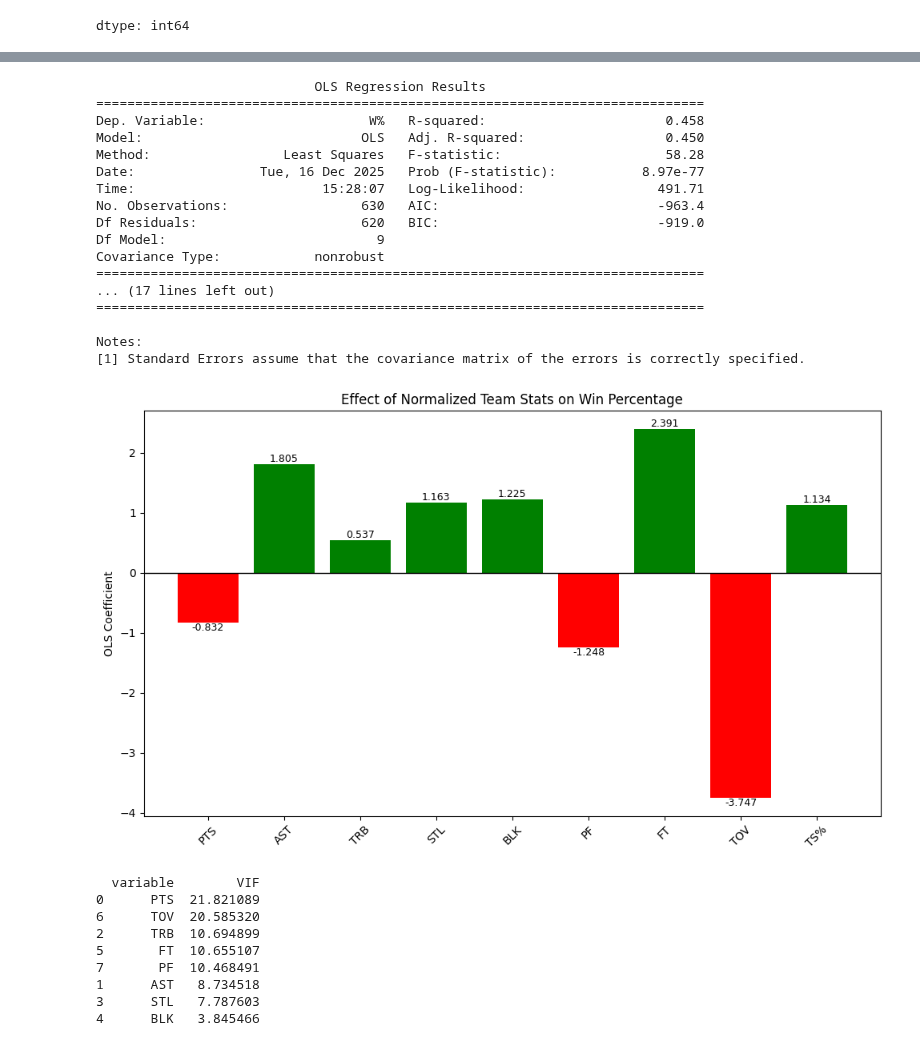
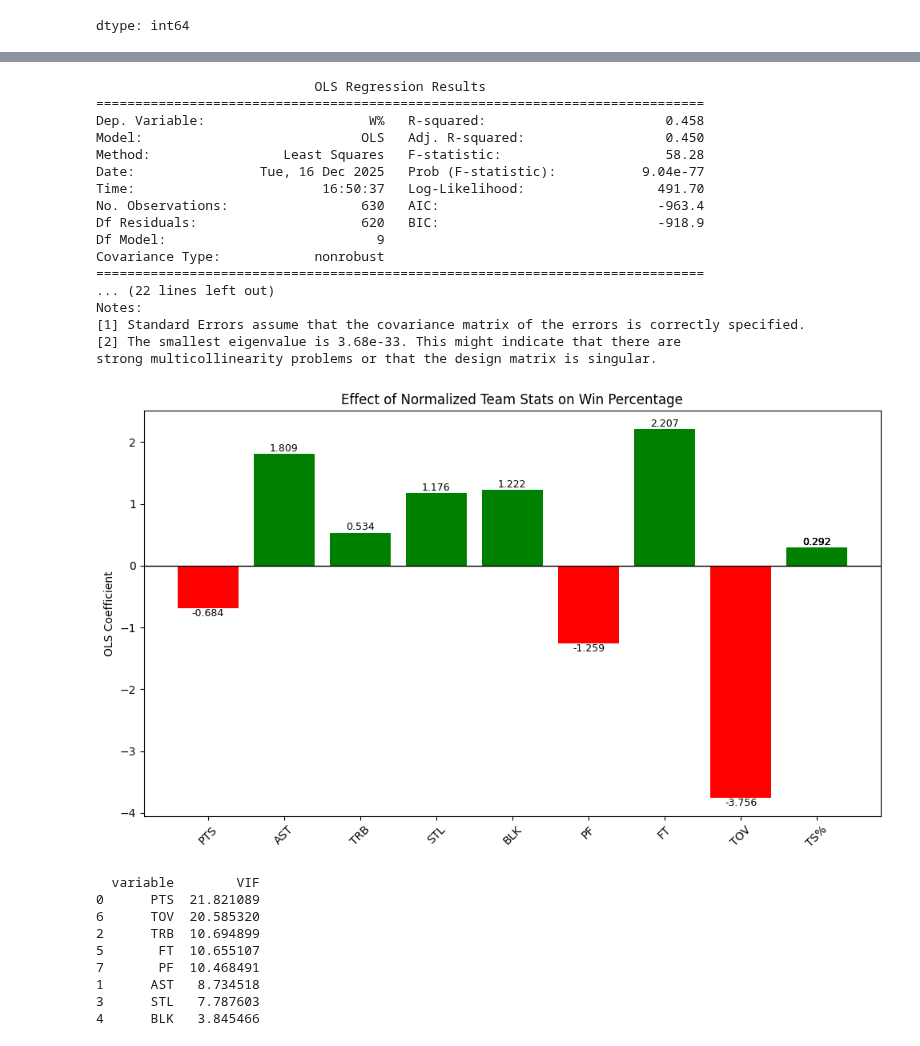
Before and after one commit to maadmaaax/Project_NBA_GroupM, a Jupyter notebook: Analyse_Principale.ipynb, the cells around one changed output, grey strips where cells are left out. Drawn from its saved outputs; the diff is of its cells as text; code cells hidden in the pictures.

```diff
--- a/Analyse_Principale.ipynb
+++ b/Analyse_Principale.ipynb
@@ -288,3 +272,25 @@ nbas_data_full.to_csv('Project_NBA_GroupM/Data/Raw/nbas_data_full.csv',index=Fal
+# %%
+df = nbas_data_full
+
+# Ensure Season is numeric and sorted properly
+df['Season'] = pd.to_numeric(df['Season'], errors='coerce')
+
+# Sort by player and season so "previous season" is well-defined
+df = df.sort_values(['Player', 'Season'])
+
+# Columns that indicate awards this season (1 if won, 0 otherwise)
+award_cols = ['ALLNBA', 'MVP', 'DPOY']
+
+for col in award_cols:
+    df[col] = pd.to_numeric(df[col], errors='coerce').fillna(0).astype(int)
+
+# Create lagged award indicators by player
+df['ALL-NBA-1'] = df.groupby('Player')['ALLNBA'].shift(1).fillna(0).astype(int)
+df['MVP-1']     = df.groupby('Player')['MVP'].shift(1).fillna(0).astype(int)
+df['DPOY-1']    = df.groupby('Player')['DPOY'].shift(1).fillna(0).astype(int)
+df['TS%']=(df['PTS'])/(2*df['FGA']+0.44*df['FTA'])
+
+nbas_data_full= df
 # %%
 # Remove the row where 'Rk' is 'League Average'
 nbas_data_full = nbas_data_full[nbas_data_full['Rk'] != 'League Average'].copy()
@@ -425,14 +467,13 @@ TS%_norm       3.8409      3.059      1.256      0.209      -2.154       9.836
 ==============================================================================
 [figure]
 # %%
+
 # Base stats to transform (TS% will be added separately)
-base_stats = ['PTS', 'AST', 'TRB', 'STL', 'BLK', 'PF','FT', 'TOV']
+base_stats = ['PTS', 'AST', 'TRB', 'STL', 'BLK', 'PF','FT', 'TOV','TS%']
 
 df = nbas_data_full.copy()
 
-# If TS% not present, approximate it from box-score stats
-if 'TS%' not in df.columns:
-    df['TS%'] = df['PTS'] / (2 * (df['FGA'] + 0.44 * df['FTA']))
+
 
 stats = base_stats + ['TS%']
 
@@ -485,40 +526,40 @@ plt.axhline(0, color='black', linewidth=1)
 plt.ylabel('OLS Coefficient')
 plt.title('Effect of Normalized Team Stats on Win Percentage')
 
 plt.xticks(rotation=45)
 
 # Add coefficient labels above/below bars
 for bar, val in zip(bars, coefs.values):
     plt.text(
         bar.get_x() + bar.get_width() / 2,
         bar.get_height() + (0.002 if val >= 0 else -0.002),
         f'{val:.3f}',
         ha='center',
         va='bottom' if val >= 0 else 'top',
         fontsize=9
     )
 
 plt.tight_layout()
 plt.show()
 # %% [output]
                             OLS Regression Results
 ==============================================================================
 Dep. Variable:                     W%   R-squared:                       0.458
 Model:                            OLS   Adj. R-squared:                  0.450
 Method:                 Least Squares   F-statistic:                     58.28
-Date:                Tue, 16 Dec 2025   Prob (F-statistic):           8.97e-77
-Time:                        15:28:07   Log-Likelihood:                 491.71
+Date:                Tue, 16 Dec 2025   Prob (F-statistic):           9.04e-77
+Time:                        16:50:37   Log-Likelihood:                 491.70
 No. Observations:                 630   AIC:                            -963.4
-Df Residuals:                     620   BIC:                            -919.0
+Df Residuals:                     620   BIC:                            -918.9
 Df Model:                           9
 Covariance Type:            nonrobust
 ==============================================================================
-... (17 lines left out)
-==============================================================================
-
+... (22 lines left out)
 Notes:
 [1] Standard Errors assume that the covariance matrix of the errors is correctly specified.
+[2] The smallest eigenvalue is 3.68e-33. This might indicate that there are
+strong multicollinearity problems or that the design matrix is singular.
-[figure, old version]
+[figure, new version]
 # %%
 
 
```
Also changed, not shown: parts of 8 cells of this notebook.
